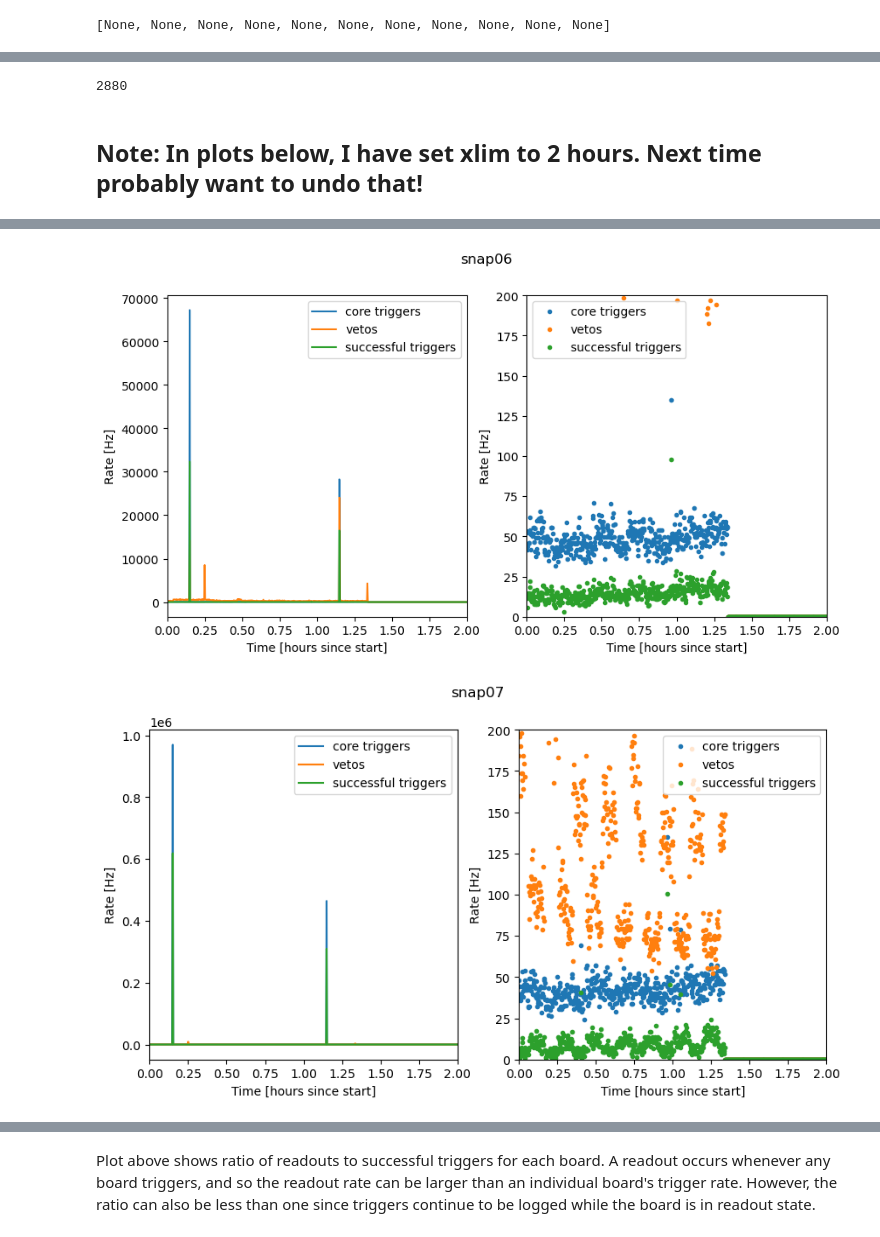
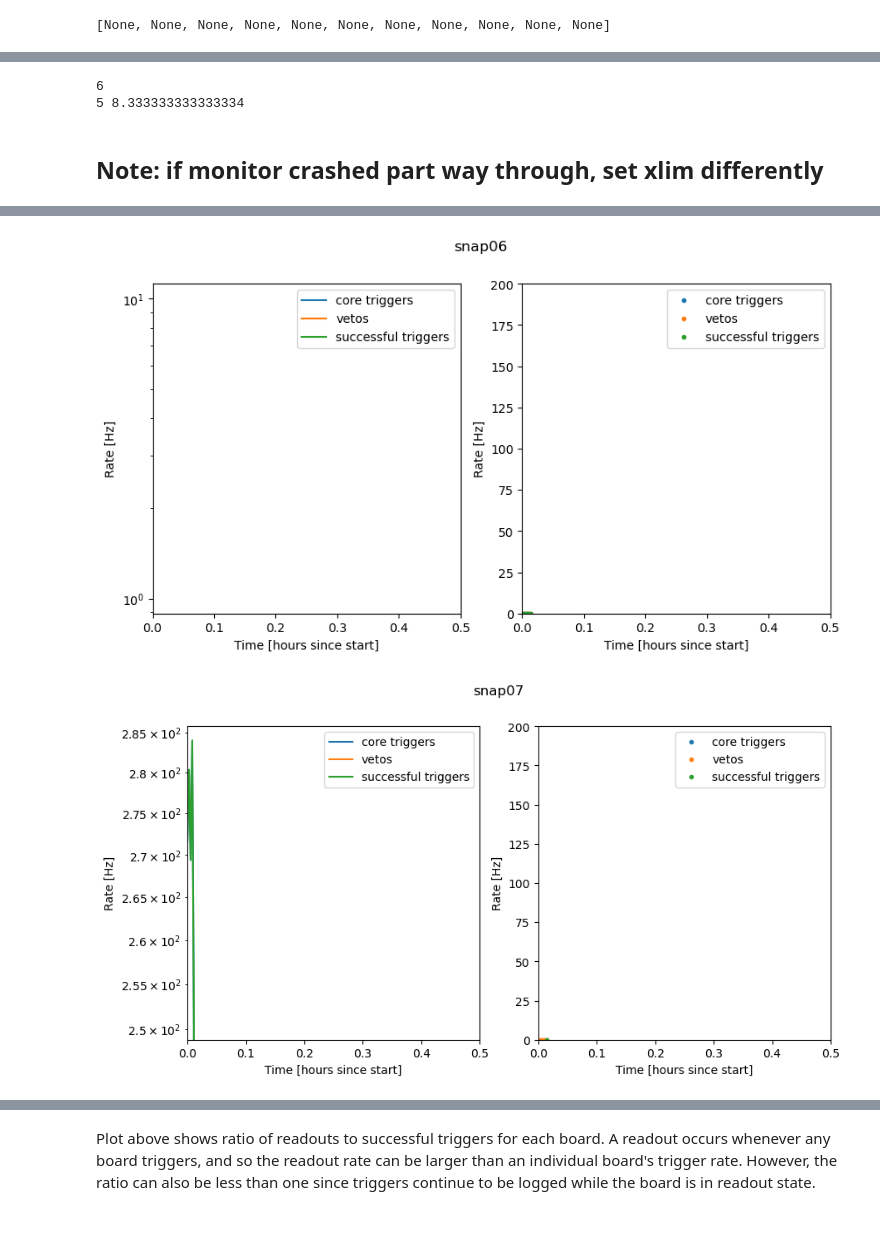
Before and after one commit to realtimeradio/caltech-lwa, a Jupyter notebook: cosmic_ray_scripts/snap2_control/run_cosmic_ray_detector.ipynb, the cells around one changed output, grey strips where cells are left out. Drawn from its saved outputs; the diff is of its cells as text; code cells hidden in the pictures.

```diff
--- a/cosmic_ray_scripts/snap2_control/run_cosmic_ray_detector.ipynb
+++ b/cosmic_ray_scripts/snap2_control/run_cosmic_ray_detector.ipynb
@@ -19,5 +22,7 @@ import os
 ## Connect to SNAP2 boards
 # %%
 brdnames=['snap01','snap02','snap03','snap04','snap05','snap06','snap07','snap08','snap09','snap10','snap11']
-casperbrds = [casperfpga.CasperFpga(brdname, transport=casperfpga.TapcpTransport) for brdname in brdnames]
+
+#connect through Jack's fengine etcd interface for everything that can go through etcd
+snapbrds = [snap2_fengine.Snap2FengineEtcd(brdname).fpga for brdname in brdnames]
 fpgfile='/home/ubuntu/kp/caltech-lwa/snap2_f_200msps_64i_4096c/outputs/snap2_f_200msps_64i_4096c.fpg'
@@ -29,8 +46,8 @@ fpgfile='/home/ubuntu/kp/caltech-lwa/snap2_f_200msps_64i_4096c/outputs/snap2_f_2
 veto_roles_array=np.zeros(64,dtype=int)
 core_roles_array=np.zeros(64,dtype=int)
 for p in range(11):
-    casperbrd=casperbrds[p]
-    setup_coincidencer(casperbrd,0,
+    snapbrd=snapbrds[p]
+    setup_coincidencer(snapbrd,0,
                           0,
                           0,
                           0,
@@ -38,6 +55,6 @@ for p in range(11):
                           0,
                           core_roles_array,
                           veto_roles_array)
-    setvalue(casperbrd,"enable_coinc_trig","cr_registers.xlsx",0)
+    setvalue(snapbrd,"enable_coinc_trig","cr_registers.xlsx",0)
 # %% [markdown]
 ## Set up ethernet and send a test snapshot
@@ -170,7 +202,7 @@ output.show()
 # %% [output]
 [None, None, None, None, None, None, None, None, None, None, None]
 # %%
-fname_prefix='/home/ubuntu/kp/data/2023August9/August9rates'
+fname_prefix='/home/ubuntu/kp/data/2024February21/February21rates'
 #np.save(fname_prefix+'core',np.asarray(core_triggers))
 #np.save(fname_prefix+'veto',np.asarray(veto_triggers))
 #np.save(fname_prefix+'vetocycles',np.asarray(veto_cycles))
@@ -184,9 +216,11 @@ print(i)
 # %%
-int(duration/waittime)
+print(int(duration/waittime))
+print(i,(i*waittime)/(60*60))
 # %% [output]
-2880
+6
+5 8.333333333333334
 # %% [markdown]
-## Note: In plots below, I have set xlim to 2 hours. Next time probably want to undo that!
+## Note: if monitor crashed part way through, set xlim differently
 # %%
 
 waittime=10
@@ -194,9 +228,8 @@ waittime=10
 #fname_prefix='/home/ubuntu/kp/data/2023June20/overnight-'
 ok_snaps=[2,3,4,5,6,7,8,9,10] #zero indexed
 
-## NOTE VETO AND CORE ARE SWAPPED BECAUSE READ IN WRONG ORDER
-veto_all=(np.load(fname_prefix+'core'+'.npy'))*0.73 #convert to Hz
-core_all=(np.load(fname_prefix+'veto'+'.npy'))*0.73 #convert to Hz
+veto_all=(np.load(fname_prefix+'veto'+'.npy'))*0.73 #convert to Hz
+core_all=(np.load(fname_prefix+'core'+'.npy'))*0.73 #convert to Hz
 
 veto_cycles=np.load(fname_prefix+'vetocycles'+'.npy')
 core_cycles=np.load(fname_prefix+'corecycles'+'.npy')
@@ -217,15 +250,15 @@ for b in ok_snaps:
     plt.suptitle('snap0'+str(b+1))
 
     plt.subplot(121)
-    plt.plot(timeaxis,core,label='core triggers')
-    plt.plot(timeaxis,veto,label='vetos')
-    plt.plot(timeaxis,successful_triggers,label='successful triggers')
+    plt.semilogy(timeaxis,core,label='core triggers')
+    plt.semilogy(timeaxis,veto,label='vetos')
+    plt.semilogy(timeaxis,successful_triggers,label='successful triggers')
     #plt.plot(timeaxis,readout_done,'.',label='readout')
 
     plt.ylabel("Rate [Hz]")
     plt.xlabel("Time [hours since start]")
     plt.legend()
-    plt.xlim(0,2)
+    plt.xlim(0,0.5)
 
     plt.subplot(122)
     plt.plot(timeaxis,core,'.',label='core triggers')
@@ -237,5 +270,5 @@ for b in ok_snaps:
     plt.ylabel("Rate [Hz]")
     plt.xlabel("Time [hours since start]")
     plt.legend()
-    plt.xlim(0,2)
+    plt.xlim(0,0.5)
 # %% [output]
@@ -245,2 +278,2 @@ for b in ok_snaps:
-[figure, old version]
+[figure, new version]
-[figure, old version]
+[figure, new version]
```
Also changed, not shown: parts of 43 cells of this notebook, 1 other file.
